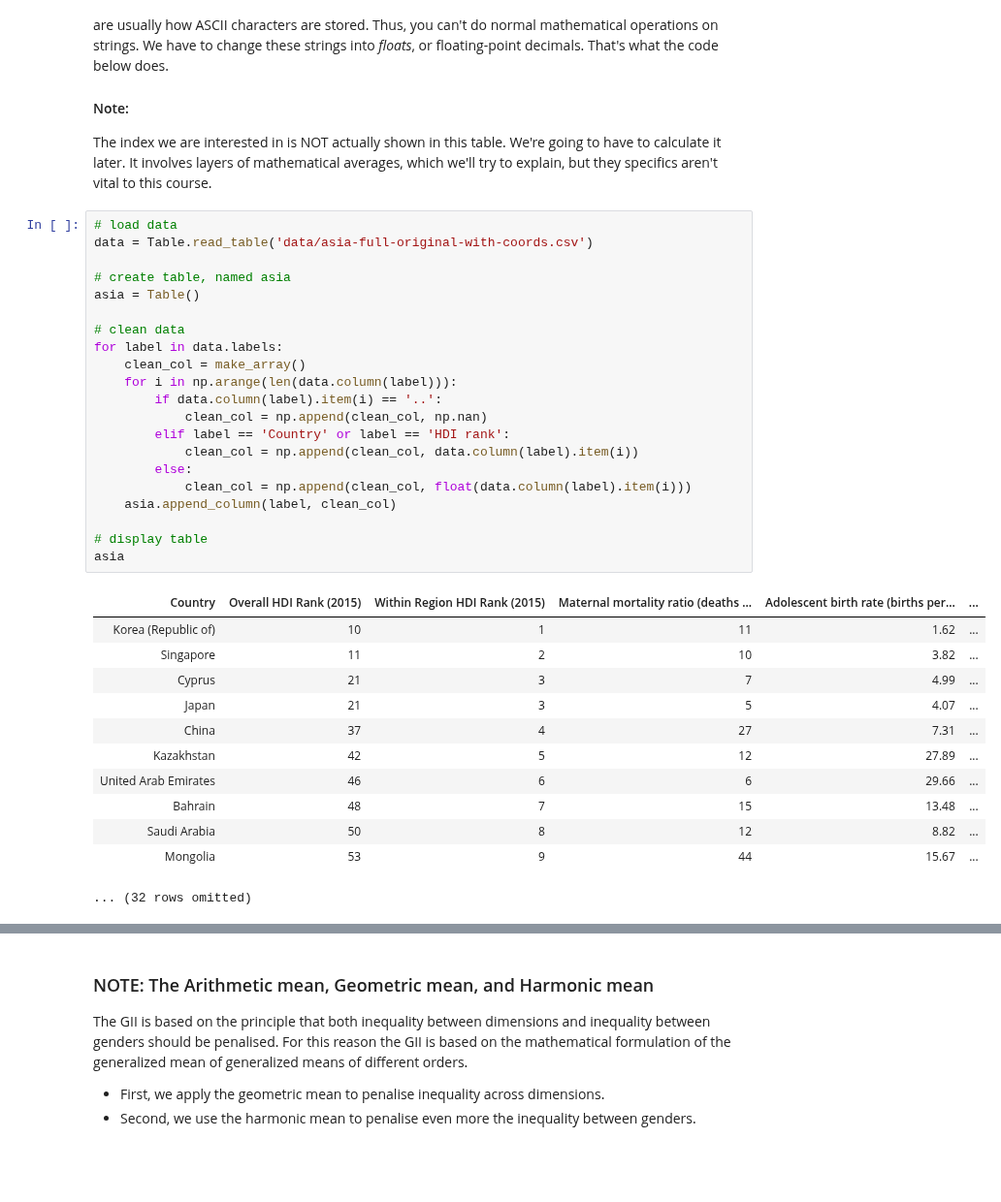
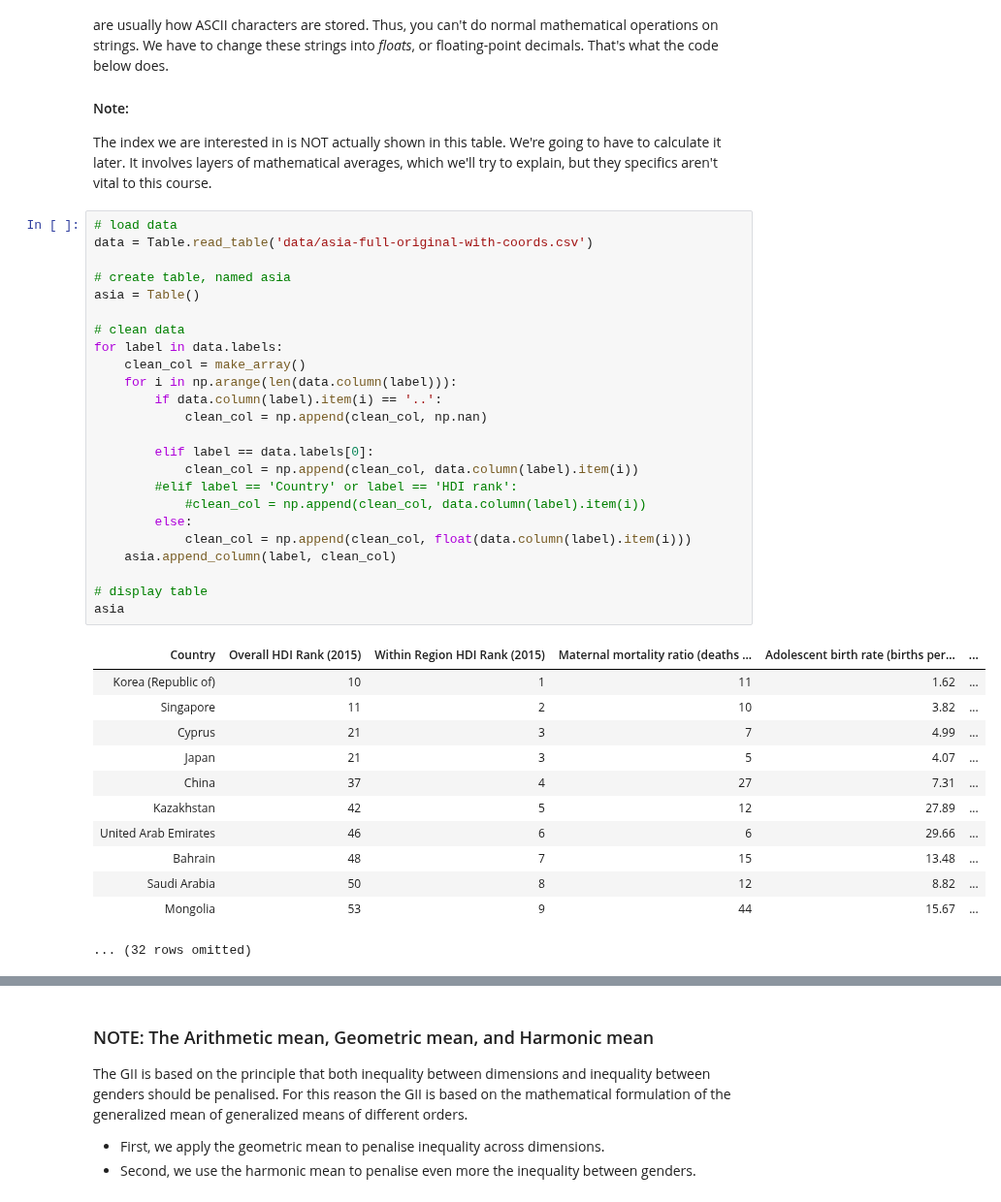
Before and after one commit to ds-modules/IAS-150, a Jupyter notebook: asia-workbook.ipynb, the cells around one changed output, grey strips where cells are left out. Shown at 97% size. Saved outputs shown, nothing was run; the diff lists cells and outputs as text; blank space fills up the shorter version.

```diff
--- a/asia-workbook.ipynb
+++ b/asia-workbook.ipynb
@@ -29,26 +29,29 @@ The index we are interested in is NOT actually shown in this table. We're going
 # %%
 # load data
 data = Table.read_table('data/asia-full-original-with-coords.csv')
 
 # create table, named asia
 asia = Table()
 
 # clean data
 for label in data.labels:
     clean_col = make_array()
     for i in np.arange(len(data.column(label))):
         if data.column(label).item(i) == '..':
             clean_col = np.append(clean_col, np.nan)
-        elif label == 'Country' or label == 'HDI rank':
+
+        elif label == data.labels[0]:
             clean_col = np.append(clean_col, data.column(label).item(i))
+        #elif label == 'Country' or label == 'HDI rank':
+            #clean_col = np.append(clean_col, data.column(label).item(i))
         else:
             clean_col = np.append(clean_col, float(data.column(label).item(i)))
     asia.append_column(label, clean_col)
 
 # display table
 asia
 # %% [output]
-| Country | Overall HDI Rank (2015) | Within Region HDI Rank (2015) | Maternal mortality ratio (deaths ... | Adolescent birth rate (births per... | ... |
+| ﻿Country | Overall HDI Rank (2015) | Within Region HDI Rank (2015) | Maternal mortality ratio (deaths ... | Adolescent birth rate (births per... | ... |
 | Korea (Republic of) | 10 | 1 | 11 | 1.62 | ... |
 | Singapore | 11 | 2 | 10 | 3.82 | ... |
 | Cyprus | 21 | 3 | 7 | 4.99 | ... |
```
Also changed, not shown: parts of 13 cells of this notebook.
